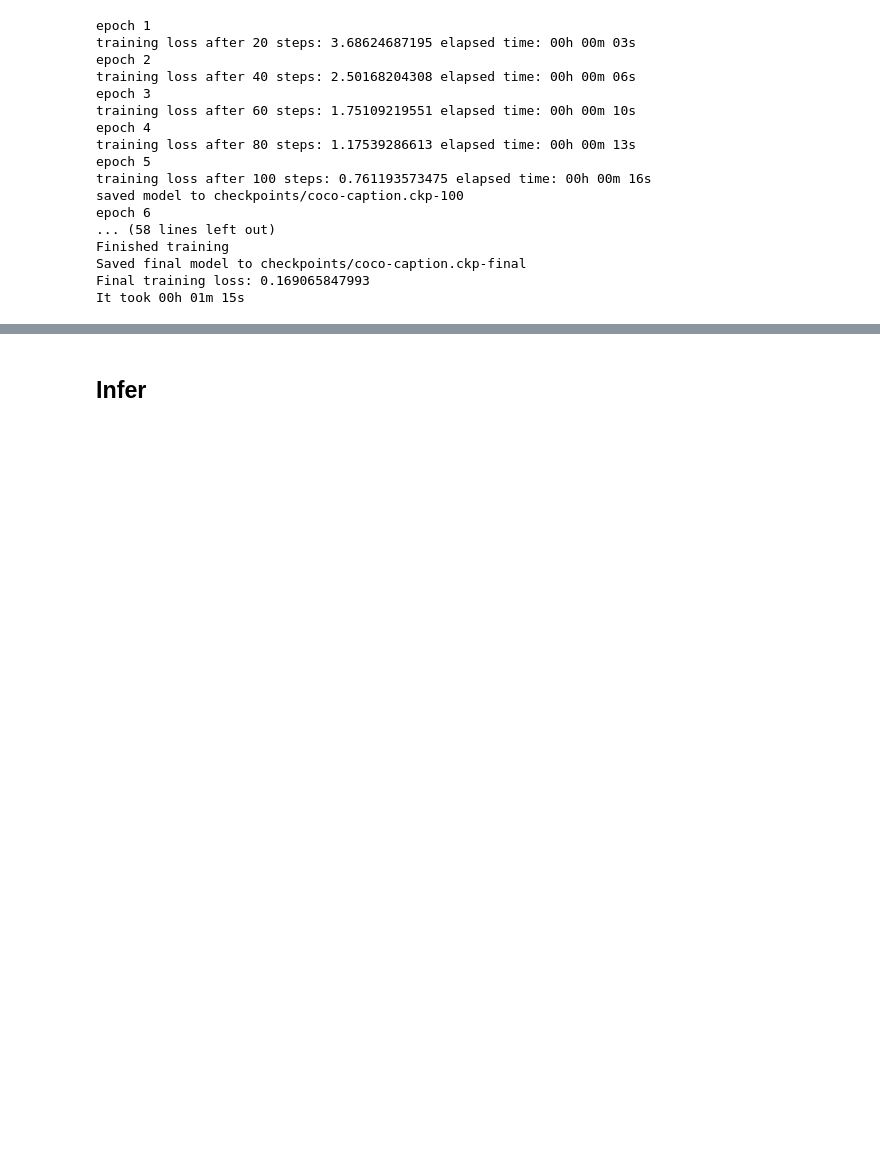
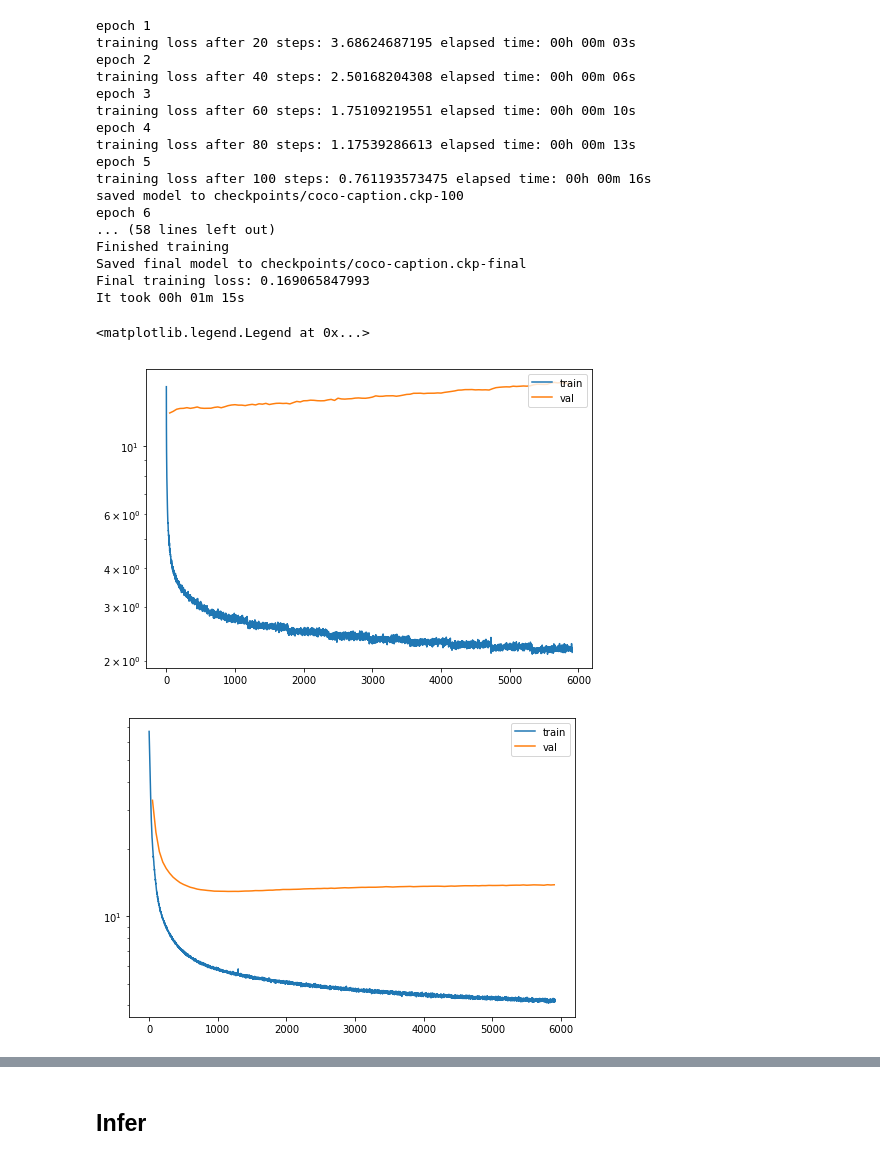
Before and after one commit to PuncocharM/txa-project-image-captioning, a Jupyter notebook: RNN Captioning.ipynb, the cells around one changed output, grey strips where cells are left out. Drawn from its saved outputs; the diff is of its cells as text; code cells hidden in the pictures; blank space fills up the shorter version.

```diff
--- a/RNN Captioning.ipynb
+++ b/RNN Captioning.ipynb
@@ -78,3 +81,19 @@ Finished training
 Saved final model to checkpoints/coco-caption.ckp-final
 Final training loss: 0.169065847993
 It took 00h 01m 15s
+# %%
+losses, losses_x, losses_val, losses_val_x = np.load('run-1/losses.npy')
+plt.figure()
+plt.semilogy(losses_x, losses, label='train')
+plt.semilogy(losses_val_x, losses_val, label='val')
+plt.legend(loc='upper right')
+
+losses, losses_x, losses_val, losses_val_x = np.load('run-2/losses.npy')
+plt.figure()
+plt.semilogy(losses_x, losses, label='train')
+plt.semilogy(losses_val_x, losses_val, label='val')
+plt.legend()
+# %% [output]
+<matplotlib.legend.Legend at 0x...>
+[figure, added]
+[figure, added]
```
Also changed, not shown: parts of 4 cells of this notebook, 7 other files.
